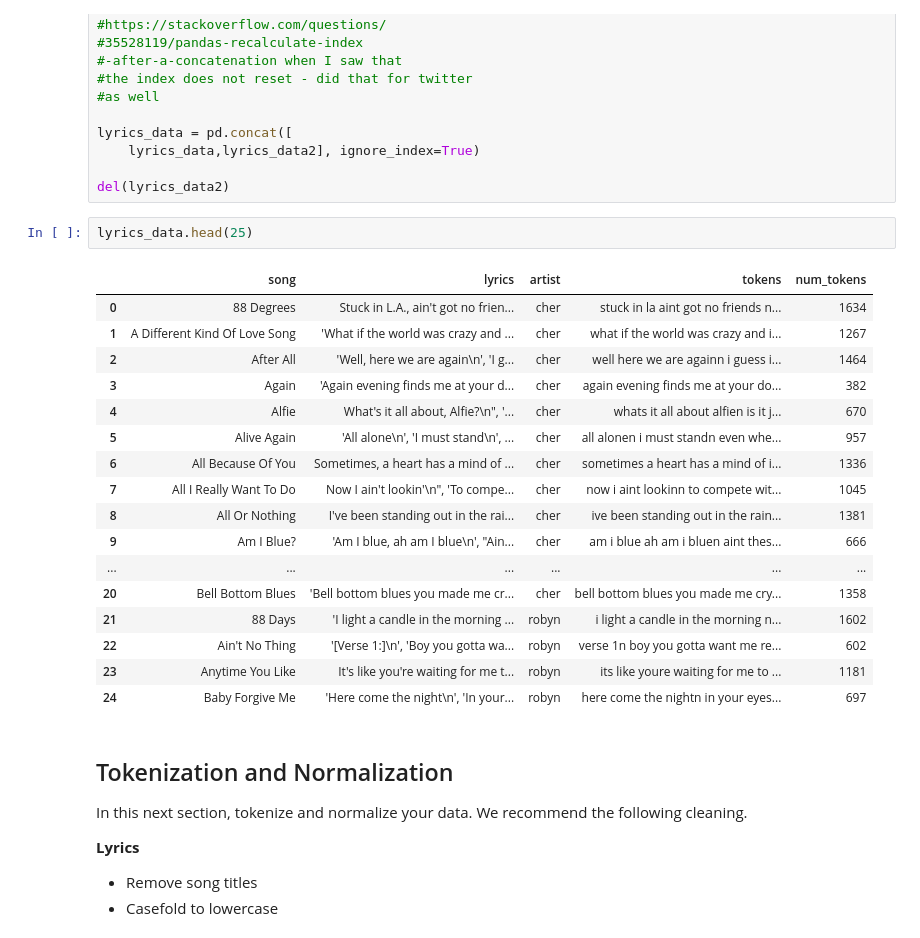
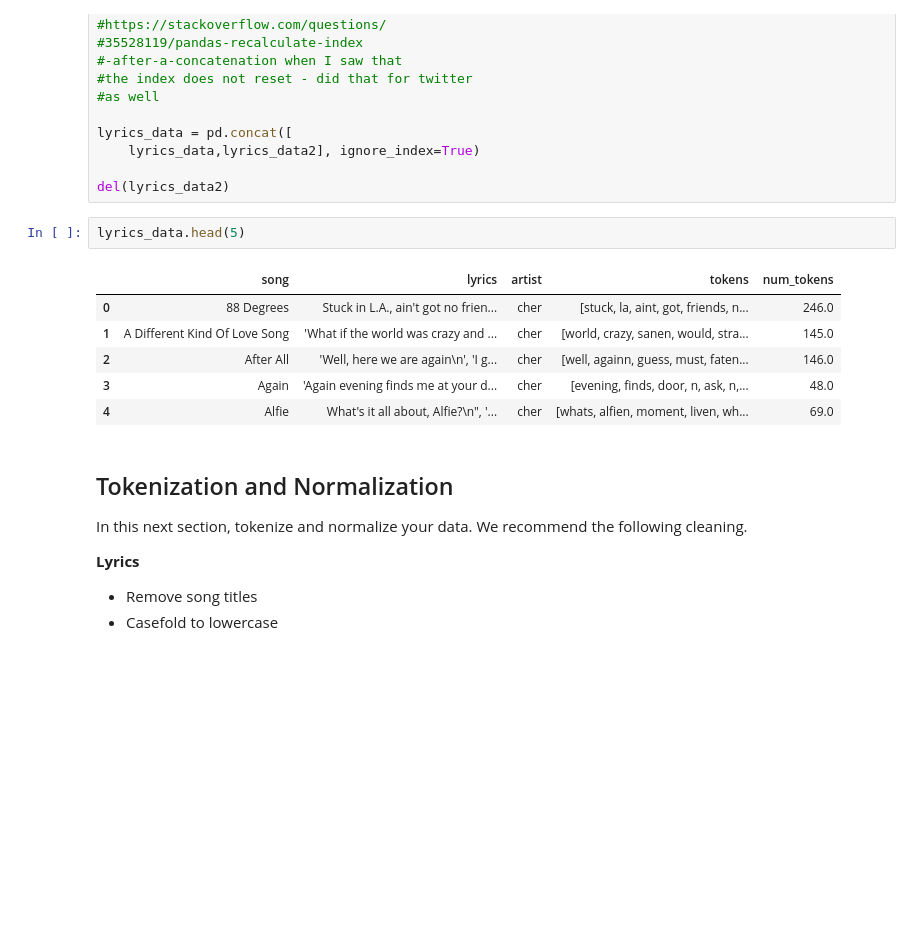
Before and after one commit to munipayal1/MADS-509-Module-3, a Jupyter notebook: Group_Comparison.ipynb, the cells around one changed output. Cells and saved outputs as stored; diff of their text form; blank space fills up the shorter version.

```diff
--- a/Group_Comparison.ipynb
+++ b/Group_Comparison.ipynb
@@ -287,25 +295,14 @@ lyrics_data = pd.concat([
 
 del(lyrics_data2)
 # %%
-lyrics_data.head(25)
+lyrics_data.head(5)
 # %% [output]
 |  | song | lyrics | artist | tokens | num_tokens |
-| 0 | 88 Degrees | Stuck in L.A., ain't got no frien... | cher | stuck in la aint got no friends n... | 1634 |
-| 1 | A Different Kind Of Love Song | 'What if the world was crazy and ... | cher | what if the world was crazy and i... | 1267 |
-| 2 | After All | 'Well, here we are again\n', 'I g... | cher | well here we are againn i guess i... | 1464 |
-| 3 | Again | 'Again evening finds me at your d... | cher | again evening finds me at your do... | 382 |
-| 4 | Alfie | What's it all about, Alfie?\n", '... | cher | whats it all about alfien is it j... | 670 |
-| 5 | Alive Again | 'All alone\n', 'I must stand\n', ... | cher | all alonen i must standn even whe... | 957 |
-| 6 | All Because Of You | Sometimes, a heart has a mind of ... | cher | sometimes a heart has a mind of i... | 1336 |
-| 7 | All I Really Want To Do | Now I ain't lookin'\n", 'To compe... | cher | now i aint lookinn to compete wit... | 1045 |
-| 8 | All Or Nothing | I've been standing out in the rai... | cher | ive been standing out in the rain... | 1381 |
-| 9 | Am I Blue? | 'Am I blue, ah am I blue\n', "Ain... | cher | am i blue ah am i bluen aint thes... | 666 |
-| ... | ... | ... | ... | ... | ... |
-| 20 | Bell Bottom Blues | 'Bell bottom blues you made me cr... | cher | bell bottom blues you made me cry... | 1358 |
-| 21 | 88 Days | 'I light a candle in the morning ... | robyn | i light a candle in the morning n... | 1602 |
-| 22 | Ain't No Thing | '[Verse 1:]\n', 'Boy you gotta wa... | robyn | verse 1n boy you gotta want me re... | 602 |
-| 23 | Anytime You Like | It's like you're waiting for me t... | robyn | its like youre waiting for me to ... | 1181 |
-| 24 | Baby Forgive Me | 'Here come the night\n', 'In your... | robyn | here come the nightn in your eyes... | 697 |
+| 0 | 88 Degrees | Stuck in L.A., ain't got no frien... | cher | [stuck, la, aint, got, friends, n... | 246.0 |
+| 1 | A Different Kind Of Love Song | 'What if the world was crazy and ... | cher | [world, crazy, sanen, would, stra... | 145.0 |
+| 2 | After All | 'Well, here we are again\n', 'I g... | cher | [well, againn, guess, must, faten... | 146.0 |
+| 3 | Again | 'Again evening finds me at your d... | cher | [evening, finds, door, n, ask, n,... | 48.0 |
+| 4 | Alfie | What's it all about, Alfie?\n", '... | cher | [whats, alfien, moment, liven, wh... | 69.0 |
 # %% [markdown]
 ## Tokenization and Normalization
 
```
Also changed, not shown: parts of 28 cells of this notebook.
